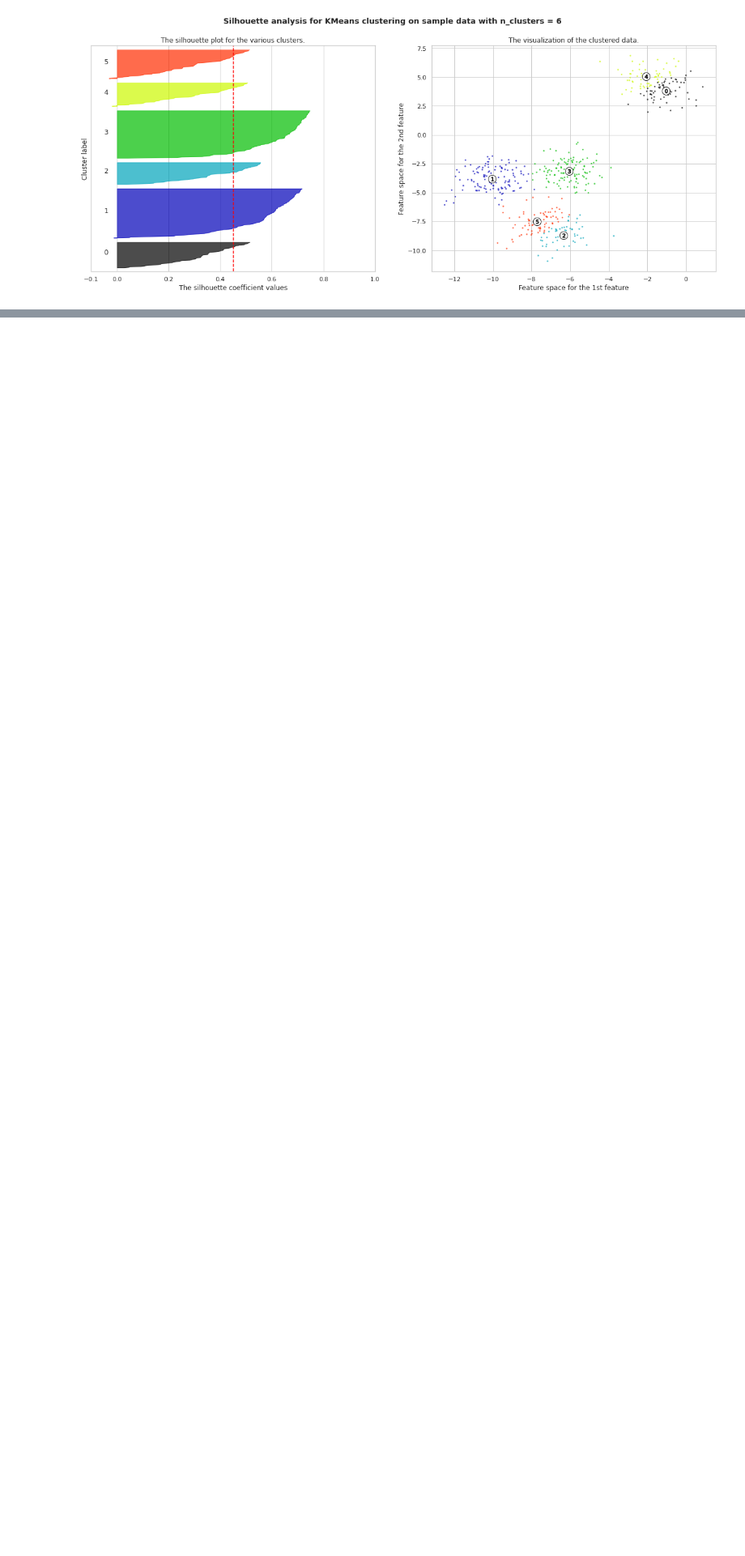
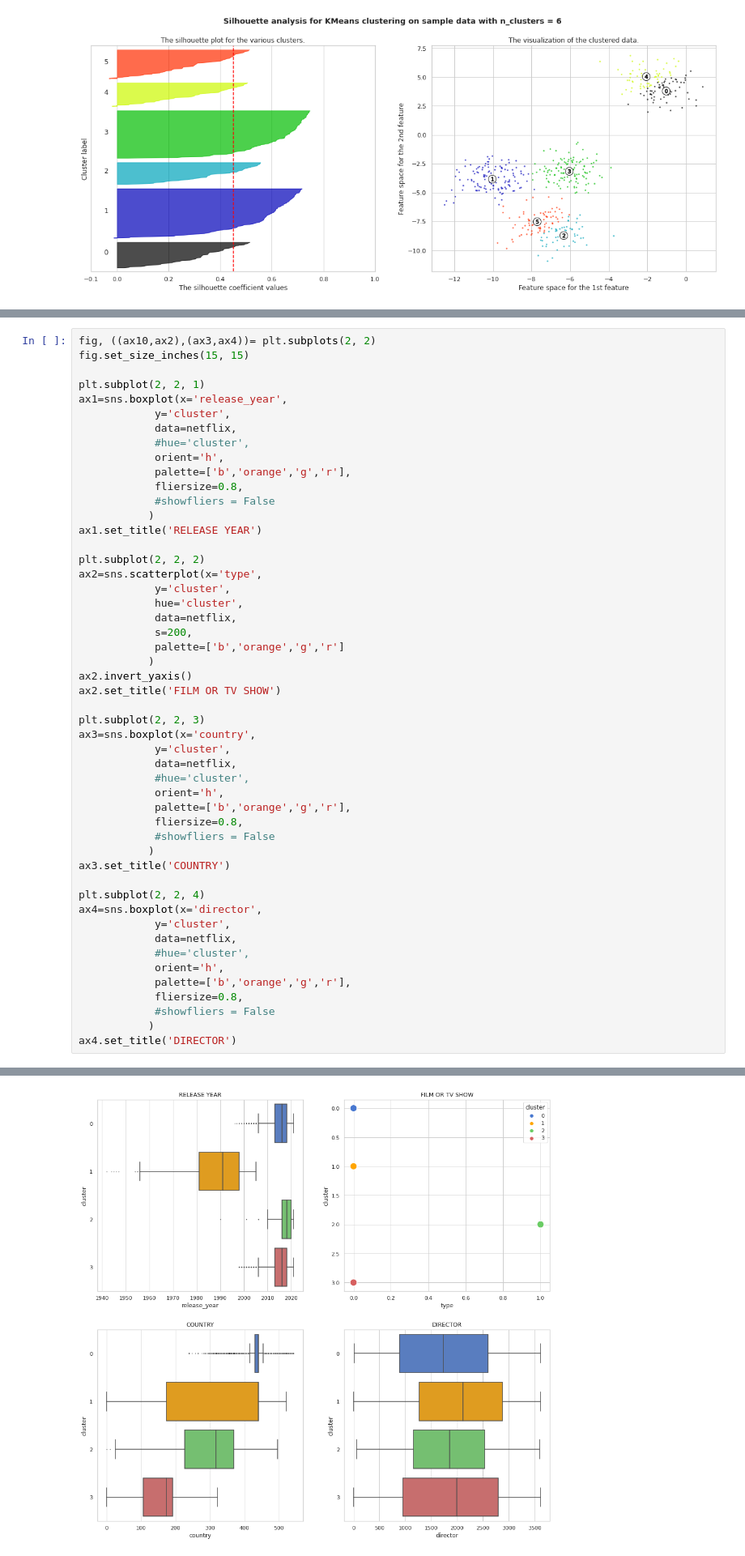
Before and after one commit to Sara19598/Clustering-Analysis-on-Movies-TV-shows-Unsupervised-ML, a Jupyter notebook: NETFLIX_MOVIES_AND_TV_SHOWS_CLUSTERING.ipynb, the cells around one changed output, grey strips where cells are left out. Shown at 81% size. Drawn from its saved outputs; the diff is of its cells as text; blank space fills up the shorter version.

```diff
--- a/NETFLIX_MOVIES_AND_TV_SHOWS_CLUSTERING.ipynb
+++ b/NETFLIX_MOVIES_AND_TV_SHOWS_CLUSTERING.ipynb
@@ -797,0 +835,51 @@ For n_clusters = 6 The average silhouette_score is : 0.4504666294372765
+# %%
+fig, ((ax10,ax2),(ax3,ax4))= plt.subplots(2, 2)
+fig.set_size_inches(15, 15)
+
+plt.subplot(2, 2, 1)
+ax1=sns.boxplot(x='release_year',
+            y='cluster',
+            data=netflix,
+            #hue='cluster',
+            orient='h',
+            palette=['b','orange','g','r'],
+            fliersize=0.8,
+            #showfliers = False
+           )
+ax1.set_title('RELEASE YEAR')
+
+plt.subplot(2, 2, 2)
+ax2=sns.scatterplot(x='type',
+            y='cluster',
+            hue='cluster',
+            data=netflix,
+            s=200,
+            palette=['b','orange','g','r']
+           )
+ax2.invert_yaxis()
+ax2.set_title('FILM OR TV SHOW')
+
+plt.subplot(2, 2, 3)
+ax3=sns.boxplot(x='country',
+            y='cluster',
+            data=netflix,
+            #hue='cluster',
+            orient='h',
+            palette=['b','orange','g','r'],
+            fliersize=0.8,
+            #showfliers = False
+           )
+ax3.set_title('COUNTRY')
+
+plt.subplot(2, 2, 4)
+ax4=sns.boxplot(x='director',
+            y='cluster',
+            data=netflix,
+            #hue='cluster',
+            orient='h',
+            palette=['b','orange','g','r'],
+            fliersize=0.8,
+            #showfliers = False
+           )
+ax4.set_title('DIRECTOR')
+# %% [output]
@@ -797,0 +887 @@ For n_clusters = 6 The average silhouette_score is : 0.4504666294372765
+[figure, added]
```
Also changed, not shown: parts of 11 cells of this notebook.
